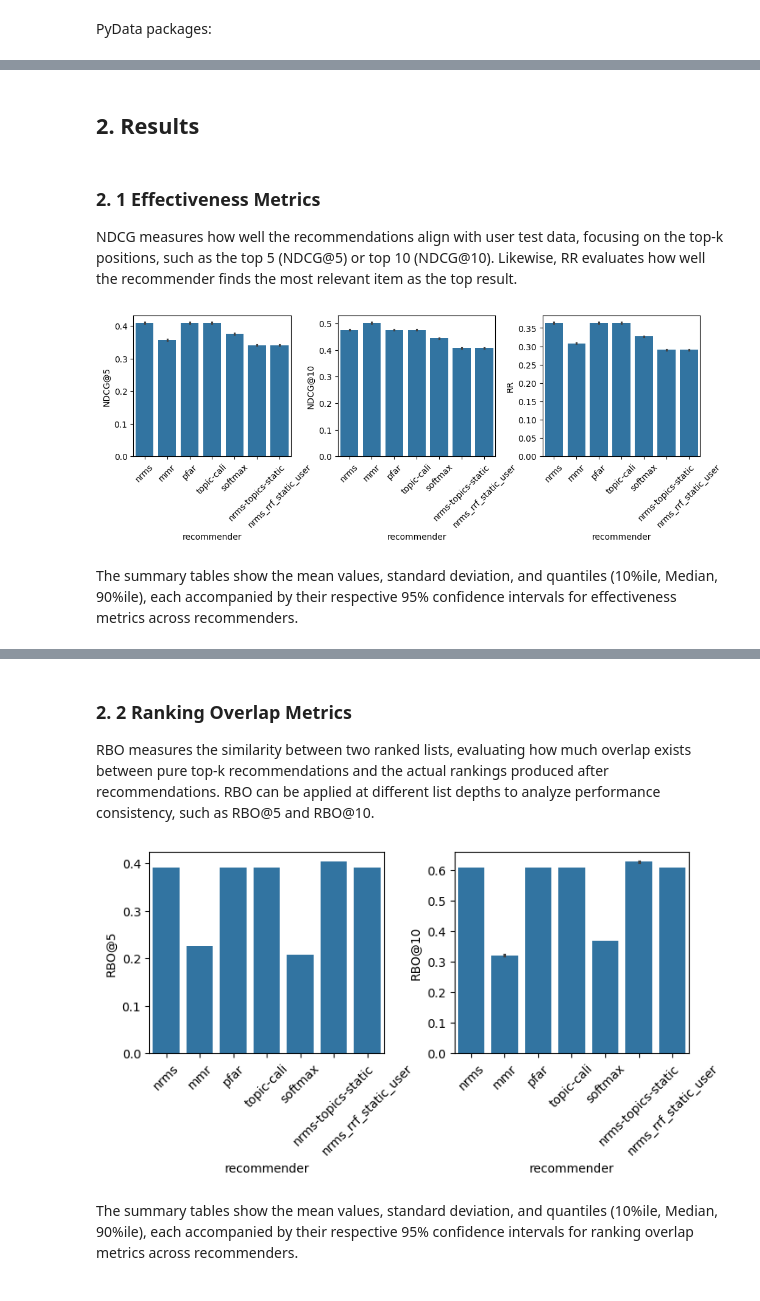
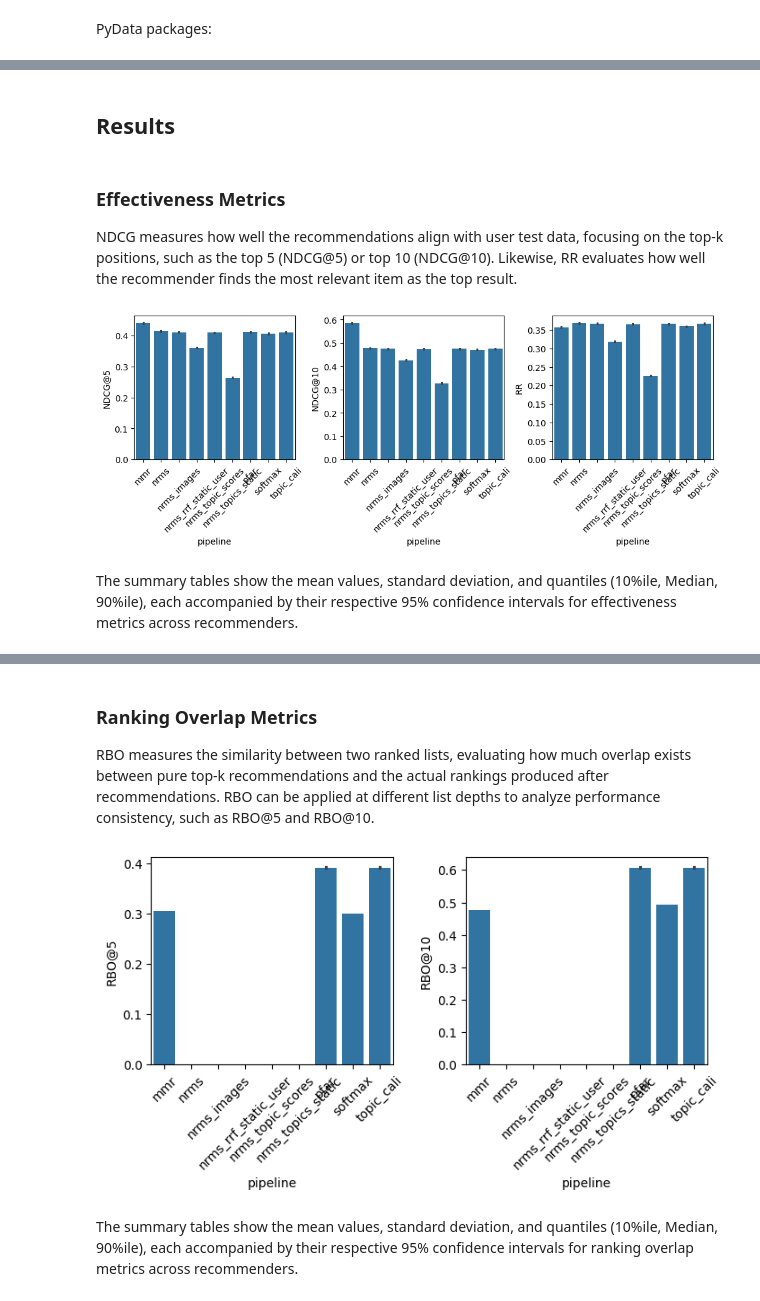
Before and after one commit to CCRI-POPROX/poprox-recommender, a Jupyter notebook: notebooks/mind-val.ipynb, the cells around one changed output, grey strips where cells are left out. Drawn from its saved outputs; the diff is of its cells as text; code cells hidden in the pictures.

```diff
--- a/notebooks/mind-val.ipynb
+++ b/notebooks/mind-val.ipynb
@@ -25,4 +36,4 @@ from poprox_recommender.eval_tables import EvalTable
 # %%
-mind_val_user_metrics = pd.read_csv("../outputs/mind-val/profile-metrics.csv.gz")
-mind_val_user_metrics.head()
+mind_subset_user_metrics = pd.read_csv(f"../outputs/{EVAL_NAME}-profile-metrics.csv.gz")
+mind_subset_user_metrics.head()
 # %% [output]
@@ -36,9 +47,10 @@ mind_val_user_metrics.head()
 effectiveness_metrics = ["NDCG@5", "NDCG@10", "RR"]
 overlap_metrics = ["RBO@5", "RBO@10"]
 # %% [markdown]
-## 2. Results
+## Results
 # %% [markdown]
-### 2. 1 Effectiveness Metrics
+### Effectiveness Metrics
+
 NDCG measures how well the recommendations align with user test data, focusing on the top-k positions, such as the top 5 (NDCG@5) or top 10 (NDCG@10). Likewise, RR evaluates how well the recommender finds the most relevant item as the top result.
 # %%
 plt.figure(figsize=(12, 3))
@@ -46,17 +58,17 @@ plt.subplots_adjust(wspace=0.3)
 
 for i, metric in enumerate(effectiveness_metrics, 1):
     plt.subplot(1, 3, i)
-    sns.barplot(data=mind_val_user_metrics, x="recommender", y=metric)
+    sns.barplot(data=mind_subset_user_metrics, x="pipeline", y=metric)
     plt.xticks(rotation=45)
 
 plt.show()
 # %% [output]
-[figure, old version]
+[figure, new version]
 # %% [markdown]
 The summary tables show the mean values, standard deviation, and quantiles (10%ile, Median, 90%ile), each accompanied by their respective 95% confidence intervals for effectiveness metrics across recommenders.
 # %%
 for metric in effectiveness_metrics:
-    tw = EvalTable(mind_val_user_metrics, "recommender", metric)
+    tw = EvalTable(mind_subset_user_metrics, "pipeline", metric)
     tw.add_stat("Mean", np.mean, ci=True)
     tw.add_stat("Std Dev", np.std, ci=True)
     tw.add_quantiles(["10%ile", "Median", "90%ile"], [0.1, 0.5, 0.9], ci=True)
@@ -70,20 +82,20 @@ Summary Table for NDCG@10
 Summary Table for RR
 [interactive output not drawn]
 # %% [markdown]
-### 2. 2 Ranking Overlap Metrics
+### Ranking Overlap Metrics
 RBO measures the similarity between two ranked lists, evaluating how much overlap exists between pure top-k recommendations and the actual rankings produced after recommendations. RBO can be applied at different list depths to analyze performance consistency, such as RBO@5 and RBO@10.
 # %%
 plt.figure(figsize=(8, 3))
 plt.subplots_adjust(wspace=0.3)
 
 for i, metric in enumerate(overlap_metrics, 1):
     plt.subplot(1, 2, i)
-    sns.barplot(data=mind_val_user_metrics, x="recommender", y=metric)
+    sns.barplot(data=mind_subset_user_metrics, x="pipeline", y=metric)
     plt.xticks(rotation=45)
 
 plt.show()
 # %% [output]
-[figure, old version]
+[figure, new version]
 # %% [markdown]
 The summary tables show the mean values, standard deviation, and quantiles (10%ile, Median, 90%ile), each accompanied by their respective 95% confidence intervals for ranking overlap metrics across recommenders.
 # %%
```
Also changed, not shown: parts of 9 cells of this notebook, 56 other files.
